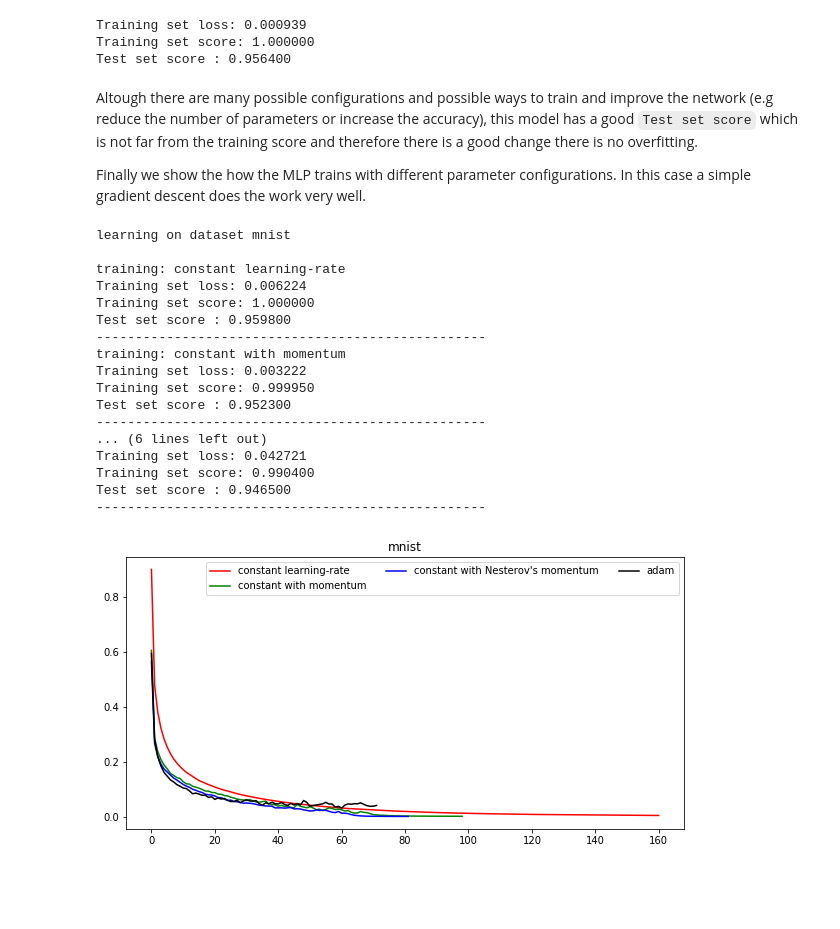
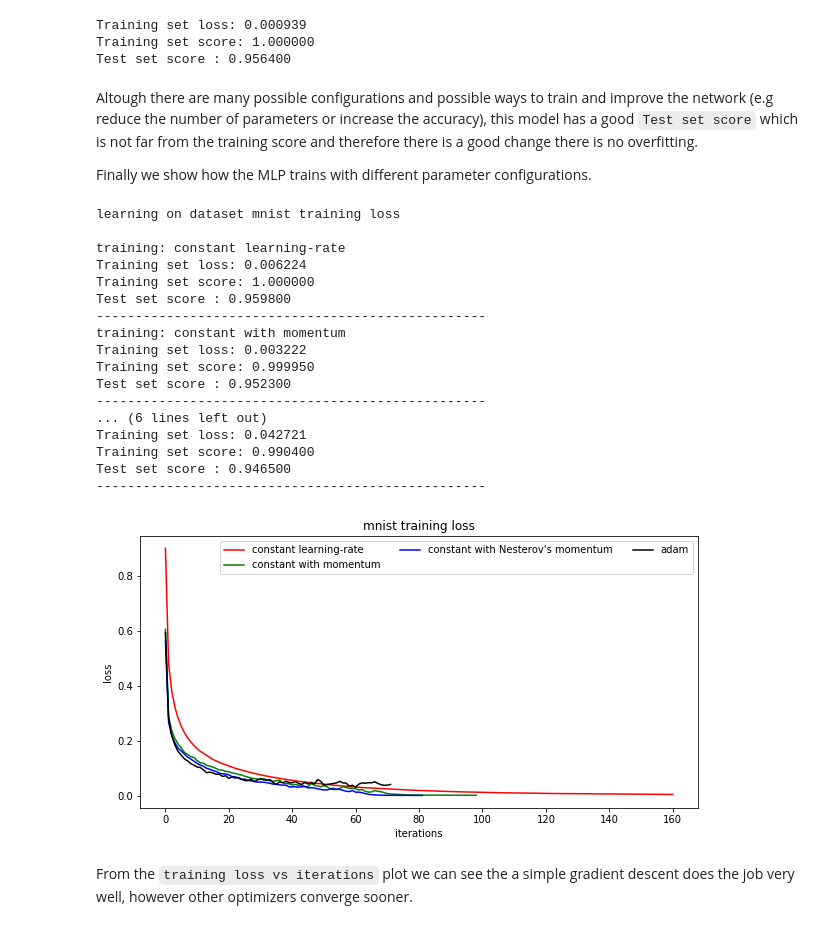
Before and after one commit to emarazz/iapr_2020, a Jupyter notebook: our_labs/lab_03_classification.ipynb, the cells around one changed output. Drawn from its saved outputs; the diff is of its cells as text; code cells hidden in the pictures; blank space fills up the shorter version.

```diff
--- a/our_labs/lab_03_classification.ipynb
+++ b/our_labs/lab_03_classification.ipynb
@@ -461,7 +461,8 @@ Test set score : 0.956400
 # %% [markdown]
 Altough there are many possible configurations and possible ways to train and improve the network (e.g reduce the number of parameters or increase the accuracy), this model has a good `Test set score` which is not far from the training score and therefore there is a good change there is no overfitting.
 
-Finally we show the how the MLP trains with different parameter configurations. In this case a simple gradient descent does the work very well.
+
+Finally we show how the MLP trains with different parameter configurations.
 # %%
 # different learning rate schedules and momentum parameters
 
@@ -498,33 +499,37 @@ def plot_on_dataset(X_train, y_train, X_test, y_test, name):
         mlp.fit(X_train, y_train)
         mlps.append(mlp)
 
         print("Training set loss: %f" % mlp.loss_)
         print("Training set score: %f" % mlp.score(X_train, y_train))
         print("Test set score : %f" % mlp.score(X_test,y_test ))
         print(50 * "-")
 
     for mlp, label, args in zip(mlps, labels, plot_args):
         plt.plot(mlp.loss_curve_, label=label, **args)
     plt.legend(labels, ncol=3, loc="upper right")
+    plt.xlabel('iterations')
+    plt.ylabel('loss')
     plt.show()
 
-plot_on_dataset(flat_train_img, train_labels_hot, flat_test_img, test_labels_hot, name= 'mnist')
+plot_on_dataset(flat_train_img, train_labels_hot, flat_test_img, test_labels_hot, name= 'mnist training loss')
 # %% [output]
-learning on dataset mnist
+learning on dataset mnist training loss
 
 training: constant learning-rate
 Training set loss: 0.006224
 Training set score: 1.000000
 Test set score : 0.959800
 --------------------------------------------------
 training: constant with momentum
 Training set loss: 0.003222
 Training set score: 0.999950
 Test set score : 0.952300
 --------------------------------------------------
 ... (6 lines left out)
 Training set loss: 0.042721
 Training set score: 0.990400
 Test set score : 0.946500
 --------------------------------------------------
-[figure, old version]
+[figure, new version]
+# %% [markdown]
+From the `training loss vs iterations` plot we can see the a simple gradient descent does the job very well, however other optimizers converge sooner.
```
